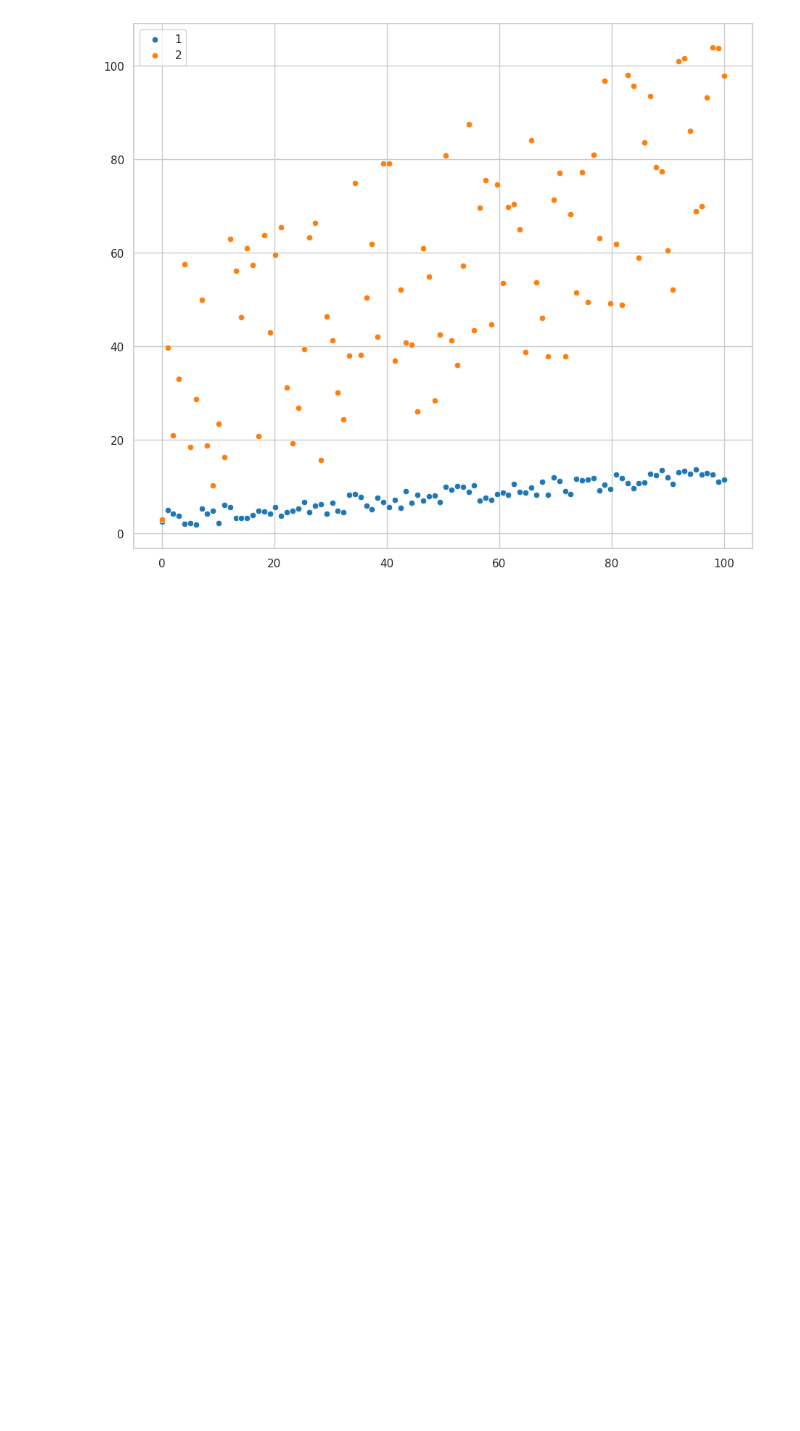
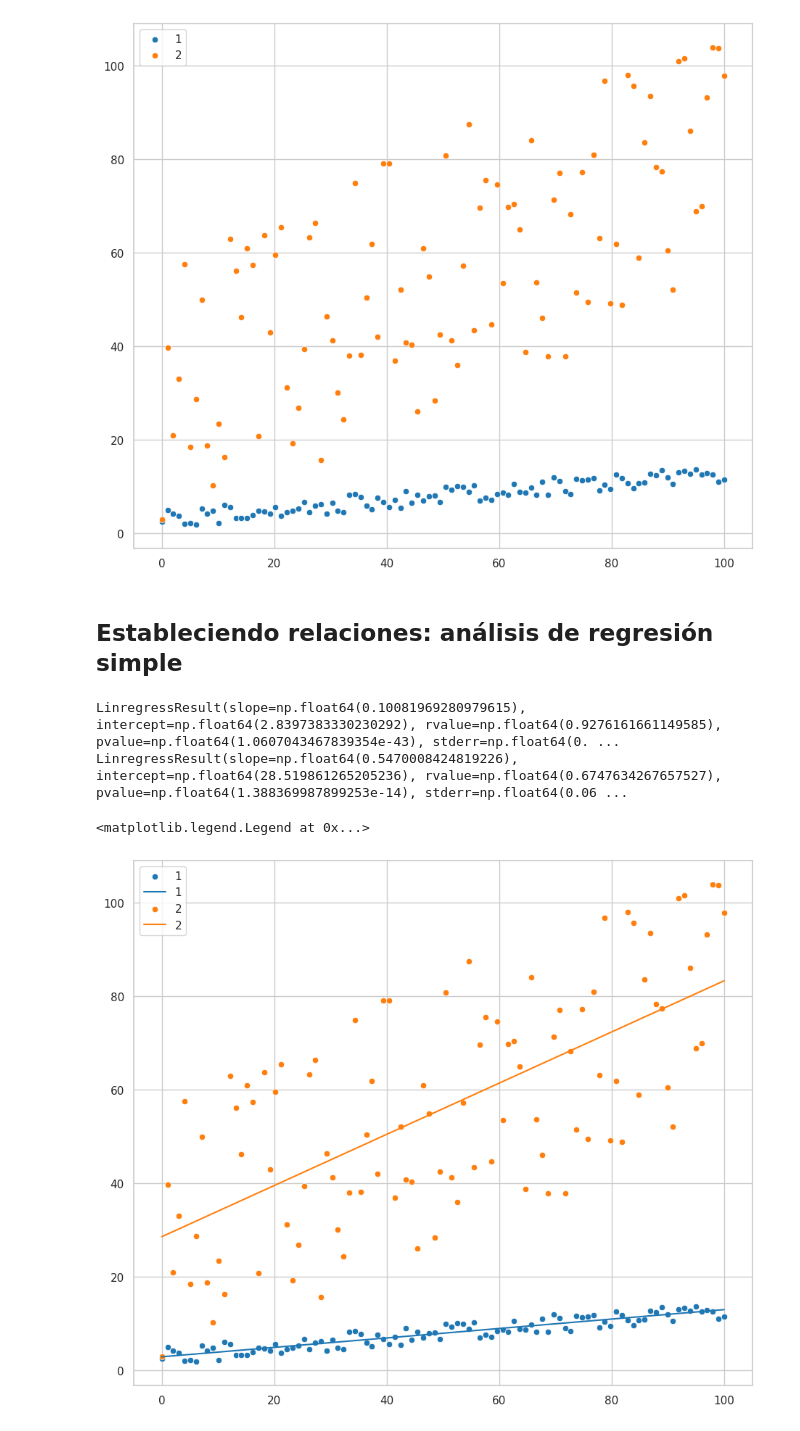
Before and after one commit to gabguagon/Py-EDA-penguins, a Jupyter notebook: penguins.ipynb, the cells around one changed output. Drawn from its saved outputs; the diff is of its cells as text; code cells hidden in the pictures; blank space fills up the shorter version.

Commit message:
Estableciendo relaciones: análisis de regresión simple

```diff
--- a/penguins.ipynb
+++ b/penguins.ipynb
@@ -1334,3 +1334,38 @@ print(np.corrcoef(x_2, y_2))
 [[1.         0.67476343]
  [0.67476343 1.        ]]
 [figure]
+# %% [markdown]
+## Estableciendo relaciones: análisis de regresión simple
+# %%
+res_1 = scipy.stats.linregress(x=x_1, y=y_1)
+res_2 = scipy.stats.linregress(x=x_2, y=y_2)
+
+print(res_1, res_2, sep="\n")
+# %% [output]
+LinregressResult(slope=np.float64(0.10081969280979615), intercept=np.float64(2.8397383330230292), rvalue=np.float64(0.9276161661149585), pvalue=np.float64(1.0607043467839354e-43), stderr=np.float64(0. ...
+LinregressResult(slope=np.float64(0.5470008424819226), intercept=np.float64(28.519861265205236), rvalue=np.float64(0.6747634267657527), pvalue=np.float64(1.388369987899253e-14), stderr=np.float64(0.06 ...
+# %%
+sns.scatterplot(
+    x=x_1,
+    y=y_1
+)
+
+fx_1 = np.array([x_1.min(), x_1.max()])
+fy_1 =  res_1.intercept + res_1.slope *  fx_1
+
+plt.plot(fx_1, fy_1)
+
+sns.scatterplot(
+    x=x_2,
+    y=y_2
+)
+
+fx_2 = np.array([x_2.min(), x_2.max()])
+fy_2 =  res_2.intercept + res_2.slope *  fx_2
+
+plt.plot(fx_2, fy_2)
+
+plt.legend(labels=['1', '1', '2', '2'])
+# %% [output]
+<matplotlib.legend.Legend at 0x...>
+[figure, added]
```
Also changed, not shown: parts of 3 cells of this notebook.
